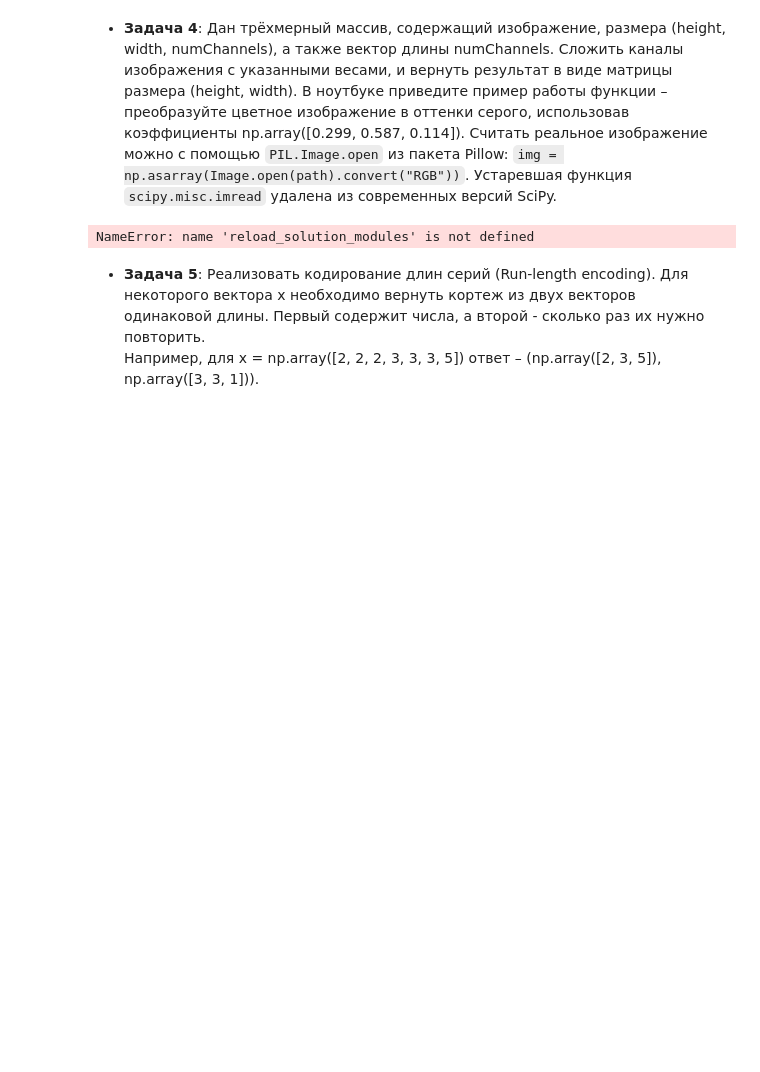
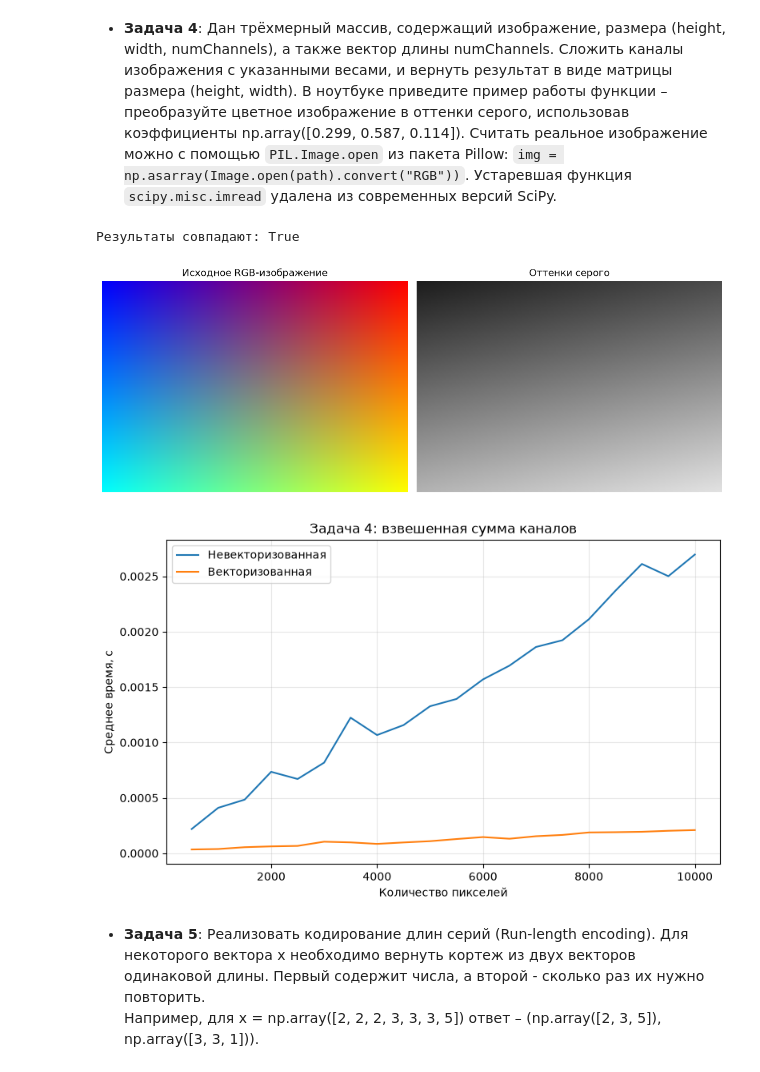
Before and after one commit to K35177/ML_Kamalov, a Jupyter notebook: task_numpy/task_numpy_practice.ipynb, the cells around one changed output. Saved outputs shown, nothing was run; the diff lists cells and outputs as text; code cells hidden in the pictures; blank space fills up the shorter version.

```diff
--- a/task_numpy/task_numpy_practice.ipynb
+++ b/task_numpy/task_numpy_practice.ipynb
@@ -186,9 +190,68 @@ plt.show()
 # %%
 reload_solution_modules()
 
-# code here
+height, width = 180, 260
+yy, xx = np.mgrid[0:height, 0:width]
+image = np.stack((
+    255 * xx / (width - 1),
+    255 * yy / (height - 1),
+    255 * (1 - xx / (width - 1)),
+), axis=2).astype(np.uint8)
+coefs = np.array([0.299, 0.587, 0.114])
+gray_python = np.array(functions.convert_image(image.tolist(), coefs.tolist()))
+gray_numpy = functions_vectorized.convert_image(image, coefs)
+print("Результаты совпадают:", np.allclose(gray_python, gray_numpy))
+
+figure, axes = plt.subplots(1, 2, figsize=(11, 4))
+axes[0].imshow(image)
+axes[0].set_title("Исходное RGB-изображение")
+axes[1].imshow(gray_numpy, cmap="gray", vmin=0, vmax=255)
+axes[1].set_title("Оттенки серого")
+for axis in axes:
+    axis.axis("off")
+figure.tight_layout()
+plt.show()
+
+data_sizes = np.arange(500, 10_001, 500)
+time_non_vectorized, time_vectorized = [], []
+
+
+for size in data_sizes:
+    image_height = 100
+    image_width = size // image_height
+    data = np.random.default_rng().integers(
+        0, 256, size=(image_height, image_width, 3)
+    )
+    data_list = data.tolist()
+
+    start = time.perf_counter()
+    for _ in range(20):
+        functions.convert_image(data_list, coefs.tolist())
+    time_non_vectorized.append((time.perf_counter() - start) / 20)
+
+    start = time.perf_counter()
+    for _ in range(20):
+        functions_vectorized.convert_image(data, coefs)
+    time_vectorized.append((time.perf_counter() - start) / 20)
+
+figure, axis = plt.subplots(figsize=(8, 5))
+
+axis.plot(data_sizes, time_non_vectorized, label="Невекторизованная")
+axis.plot(data_sizes, time_vectorized, label="Векторизованная")
+
+axis.set_title("Задача 4: взвешенная сумма каналов")
+axis.set_xlabel("Количество пикселей")
+axis.set_ylabel("Среднее время, с")
+
+axis.grid(True, alpha=0.3)
+axis.legend()
+
+figure.tight_layout()
+plt.show()
 # %% [output]
-NameError: name 'reload_solution_modules' is not defined
+Результаты совпадают: True
+[figure, added]
+[figure, added]
 # %% [markdown]
 * __Задача 5__: Реализовать кодирование длин серий (Run-length encoding). Для некоторого вектора x необходимо вернуть кортеж из двух векторов одинаковой длины. Первый содержит числа, а второй - сколько раз их нужно повторить.
  Например, для x = np.array([2, 2, 2, 3, 3, 3, 5]) ответ – (np.array([2, 3, 5]), np.array([3, 3, 1])).
```
Also changed, not shown: parts of 10 cells of this notebook.
